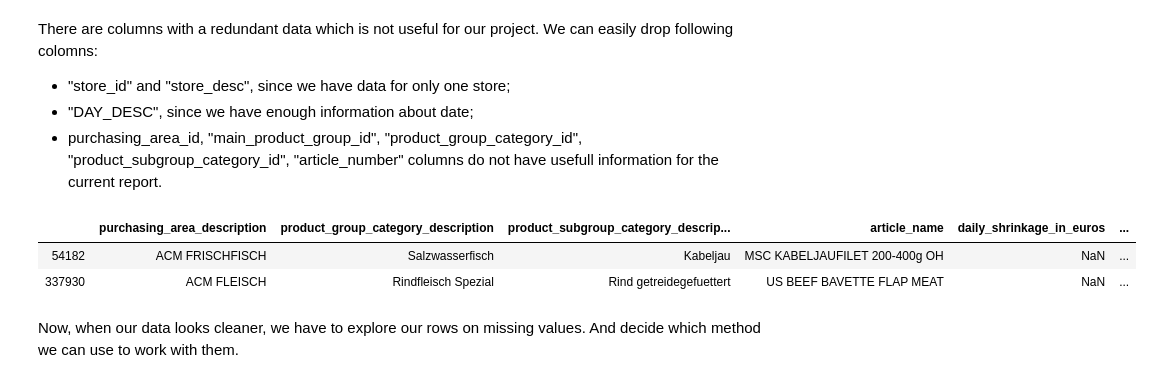
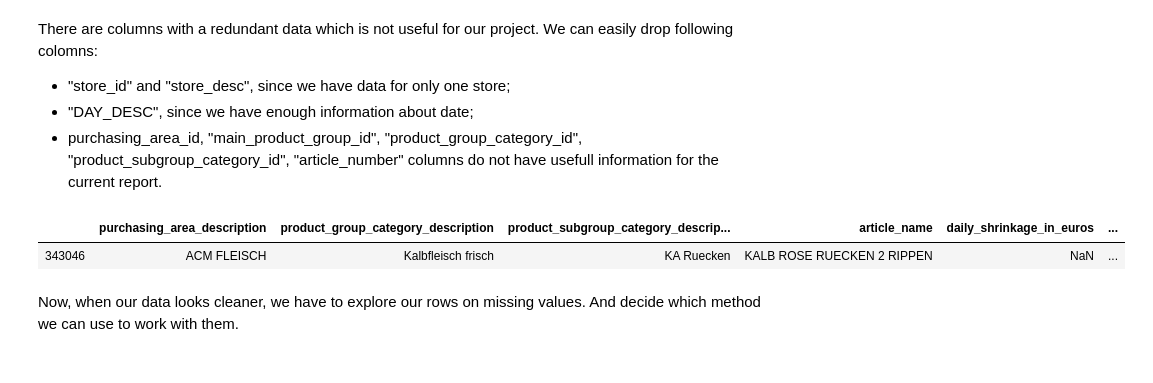
Before and after one commit to irina-baeva/retail-ds-project, a Jupyter notebook: metro_project_irina_baeva-v1.ipynb, the cells around one changed output. Saved outputs shown, nothing was run; the diff lists cells and outputs as text; code cells hidden in the pictures.

```diff
--- a/metro_project_irina_baeva-v1.ipynb
+++ b/metro_project_irina_baeva-v1.ipynb
@@ -246,11 +245,10 @@ There are columns with a redundant data which is not useful for our project. We
 # %%
 df = df.drop(["store_id","store_desc","DAY_DESC", "article_number", "purchasing_area_id","main_product_group_id", "product_group_category_id","product_subgroup_category_id"], axis = 1)
 # %%
-df.sample(2)
+df.sample(1)
 # %% [output]
 |  | purchasing_area_description | product_group_category_description | product_subgroup_category_descrip... | article_name | daily_shrinkage_in_euros | ... |
-| 54182 | ACM FRISCHFISCH | Salzwasserfisch | Kabeljau | MSC KABELJAUFILET 200-400g OH | NaN | ... |
-| 337930 | ACM FLEISCH | Rindfleisch Spezial | Rind getreidegefuettert | US BEEF BAVETTE FLAP MEAT | NaN | ... |
+| 343046 | ACM FLEISCH | Kalbfleisch frisch | KA Ruecken | KALB ROSE RUECKEN 2 RIPPEN | NaN | ... |
 # %% [markdown]
 Now, when our data looks cleaner, we have to explore our rows on missing values. And decide which method we can use to work with them.
 # %%
```
Also changed, not shown: parts of 16 cells of this notebook.
